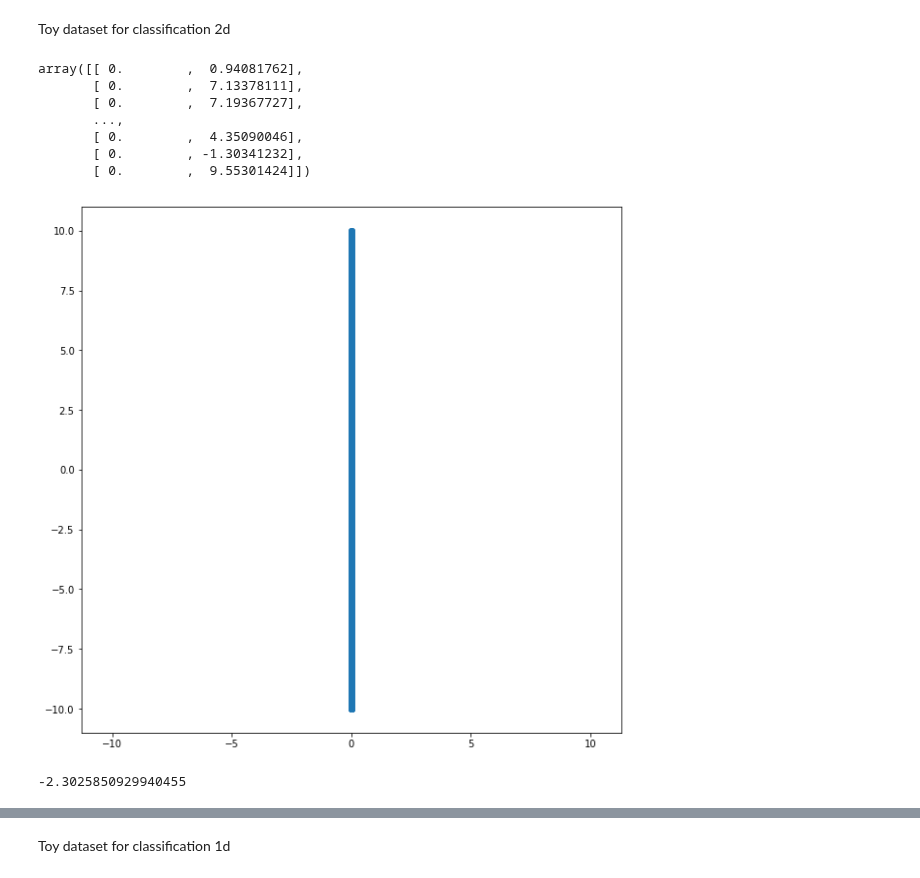
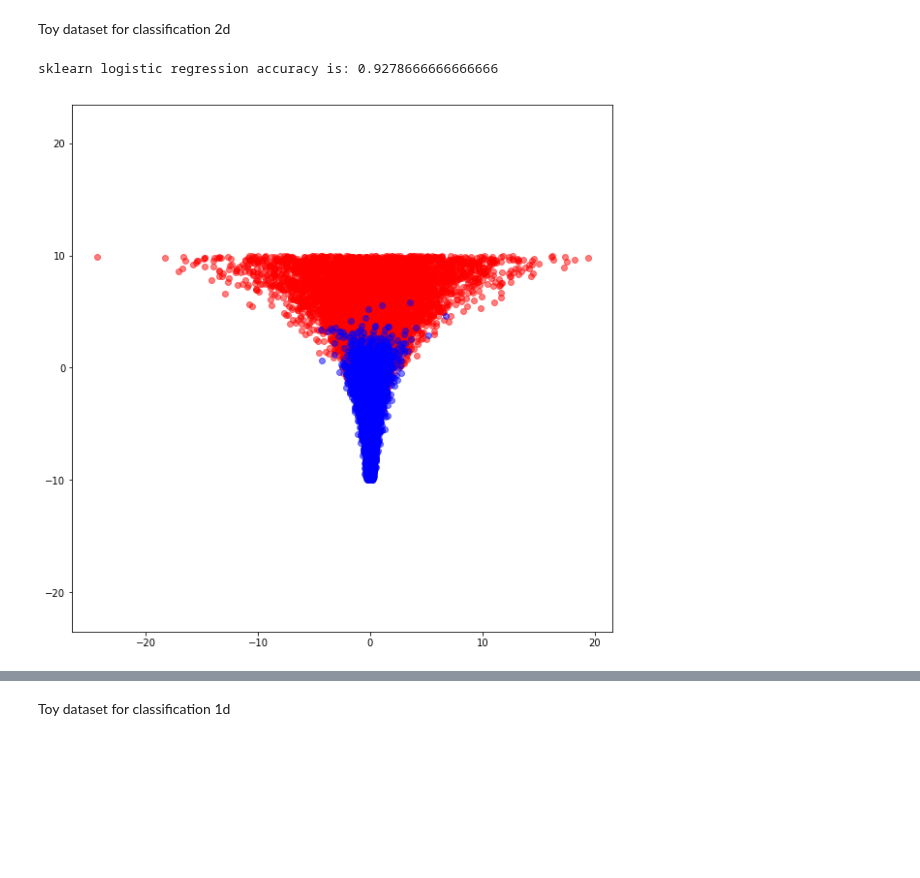
Before and after one commit to Emerson-Wenzel/BDL_final_project, a Jupyter notebook: Baysian_Logistic_regression_daniel.ipynb, the cells around one changed output, grey strips where cells are left out. Cells and saved outputs as stored; diff of their text form; code cells hidden in the pictures; blank space fills up the shorter version.

```diff
--- a/Baysian_Logistic_regression_daniel.ipynb
+++ b/Baysian_Logistic_regression_daniel.ipynb
@@ -139,34 +92,43 @@ X_train[:, 1] = np.random.uniform(-10, 10,
+# %%
+dataset_size = 15000
+
+X_train = np.empty(shape=(dataset_size, 2), dtype=float)
+y_train = np.empty(shape=(dataset_size,), dtype=float)
+
+X_train[:, 0] = 0
+X_train[:, 1] = np.random.uniform(-10, 10,
+                                  size=(int(dataset_size),))
 # %%
 # A = np.array([[1, 1],
 #               [1, 0]])
 # X_train = X_train @ A
-# %%
-
-fig = plt.figure(figsize=(10,10))
-
-ax = fig.add_subplot(111)
-ax.scatter(X_train[:,0], X_train[:,1])
-ax.axis('equal')
-fig.show()
-X_train
-# %% [output]
-array([[ 0.        ,  0.94081762],
-       [ 0.        ,  7.13378111],
-       [ 0.        ,  7.19367727],
-       ...,
-       [ 0.        ,  4.35090046],
-       [ 0.        , -1.30341232],
-       [ 0.        ,  9.55301424]])
-[figure, removed]
-# %%
-np.log(0.1)
-# %% [output]
--2.3025850929940455
 # %%
 # for this case are we having the same thing where the variance is still a product of both dimensions
 # so W isn't going where we expect?
 for i, row_i in enumerate(X_train):
-    # want b2=0 and w2_1=0.08
+    # want b2=0 and w2_1=0.0
     X_train[i, 0] = np.random.normal(loc=0, scale=np.exp(0.2 * X_train[i, 1]))
-#     X_train[i, 0] = X_train[i, 0] + np.random.normal(loc=0, scale= np.exp(0.1 * X_train[i, 1]))
-#     X_train[i, 1] = X_train[i, 1] + np.random.normal(loc=0, scale= np.exp(0.03 * X_train[i, 1]))
+
+# Create classes by rule:
+# x in class 0 if x2 >= 0.8 * x1 + np.random.normal(0, 0.3) else in class 1
+
+
+dec_boundry = X_train[:, 0] * 0 + np.random.normal(0, 1.8, size=(X_train[:,0].shape))
+y_train[X_train[:,1] >= dec_boundry] = 0
+y_train[X_train[:,1] < dec_boundry] = 1
+
+fig = plt.figure(figsize=(10,10))
+ax = fig.add_subplot(111)
+ax.scatter(X_train[y_train == 0,0], X_train[y_train == 0,1], c='red', alpha=0.5)
+ax.scatter(X_train[y_train == 1,0], X_train[y_train == 1,1], c='blue', alpha=0.5)
+ax.axis('equal')
+fig.show()
+y_train
+
+from sklearn.linear_model import LogisticRegression
+lr = LogisticRegression()
+lr.fit(X_train, y_train)
+print('sklearn logistic regression accuracy is:', lr.score(X_train, y_train))
+# %% [output]
+sklearn logistic regression accuracy is: 0.9278666666666666
+[figure, added]
```
Also changed, not shown: parts of 9 cells of this notebook, 1 other file.
